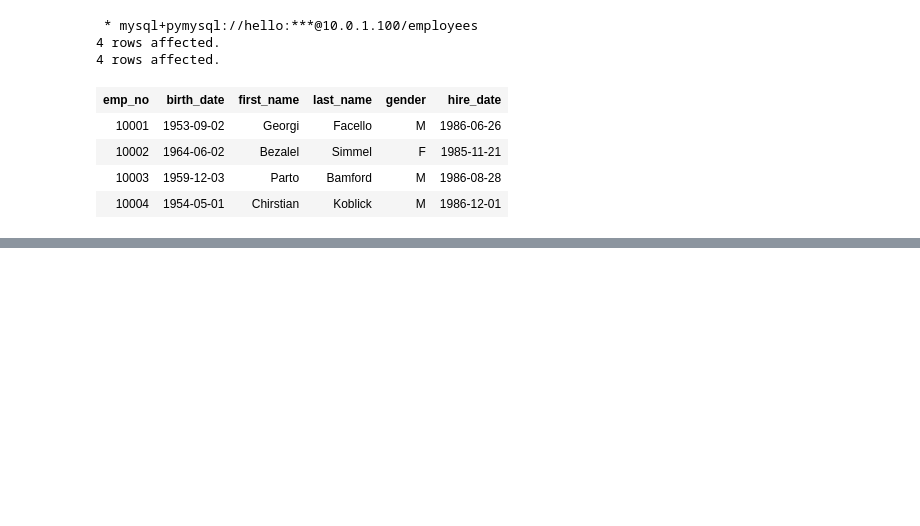
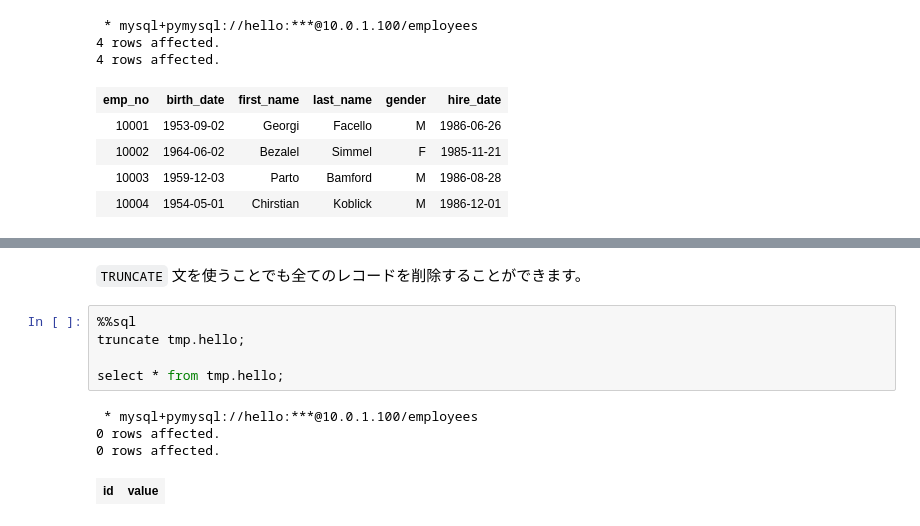
Before and after one commit to mixigroup/2019ProperTrainingDataBase, a Jupyter notebook: notebooks/20_CRUD.ipynb, the cells around one changed output, grey strips where cells are left out. Saved outputs shown, nothing was run; the diff lists cells and outputs as text; blank space fills up the shorter version.

```diff
--- a/notebooks/20_CRUD.ipynb
+++ b/notebooks/20_CRUD.ipynb
@@ -131,0 +179,12 @@ select * from tmp.new_employees;
+# %% [markdown]
+`TRUNCATE` 文を使うことでも全てのレコードを削除することができます。
+# %%
+%%sql
+truncate tmp.hello;
+
+select * from tmp.hello;
+# %% [output]
+ * mysql+pymysql://hello:***@10.0.1.100/employees
+0 rows affected.
+0 rows affected.
+| id | value |
```
Also changed, not shown: parts of 26 cells of this notebook, 2 other files.
